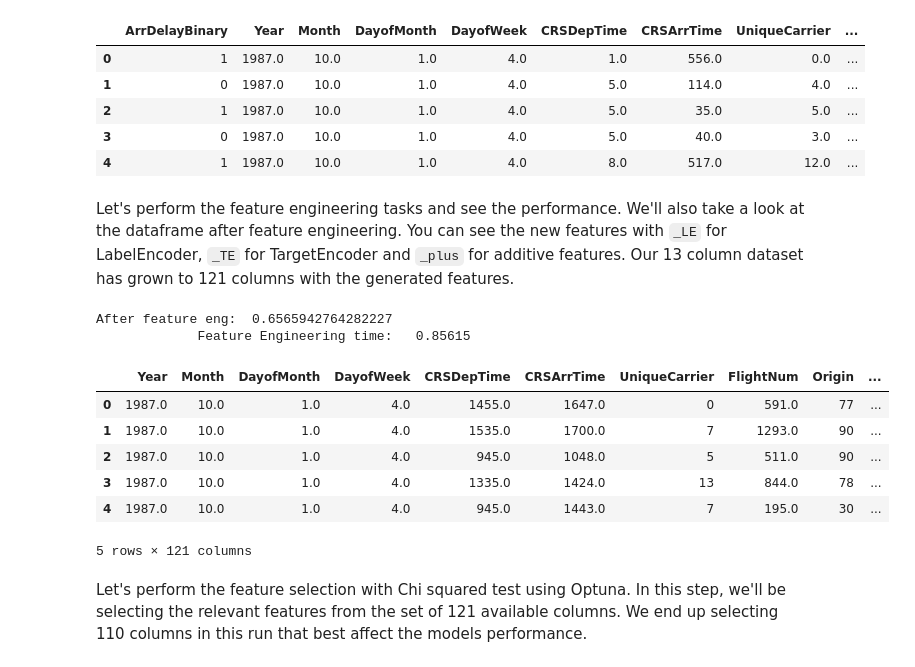
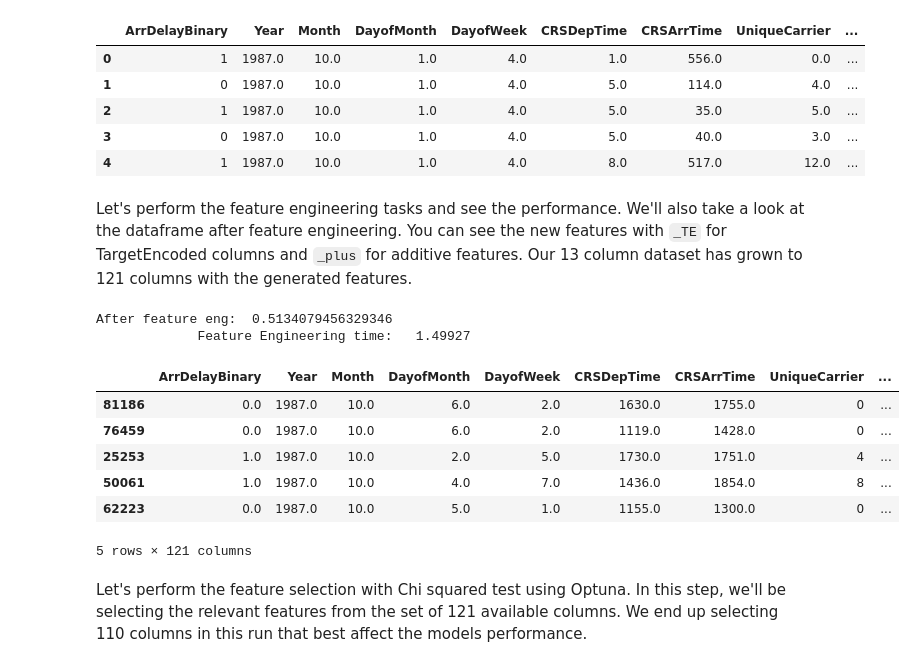
Before and after one commit to rapidsai/cloud-ml-examples, a Jupyter notebook: optuna/notebooks/jupytercon_demo/RAPIDS_xfeat_Optuna-GPU.ipynb, the cells around one changed output. Drawn from its saved outputs; the diff is of its cells as text; code cells hidden in the pictures.

Commit message:
Having one split function

```diff
--- a/optuna/notebooks/jupytercon_demo/RAPIDS_xfeat_Optuna-GPU.ipynb
+++ b/optuna/notebooks/jupytercon_demo/RAPIDS_xfeat_Optuna-GPU.ipynb
@@ -393,10 +382,8 @@ def feature_selection(df, experiment_name):
 
 Change the `INPUT_FILE` to correspond to the path in your local system and select the number of rows and trials to run the experiment for.
 # %%
-INPUT_FILE = "/home/data/airline_data/airline_small.parquet"
-
-N_ROWS = 10000  # Number of rows to use for this experiment run
-N_TRIALS = 50 # Number of trials for the HPO study
+N_ROWS = 100000  # Number of rows to use for this experiment run
+N_TRIALS = 20 # Number of trials for the HPO study
 
 TARGET_COL = "ArrDelayBinary"
 CAT_COLS = ["Dest", "Origin", "UniqueCarrier"]
@@ -415,7 +402,10 @@ start_time = time.time()
 df_ = cudf.read_parquet(INPUT_FILE)[:N_ROWS]
 # Can't handle nagative values, yet
 df_ = df_.drop(["ActualElapsedTime"], axis=1)
-print("Default performance: ", train_and_eval(df_))
+df_train, df_test = train_test_split(df_,
+                                     random_state=np.random.seed(172),
+                                     shuffle=True)
+print("Default performance: ", train_and_eval(df_train, df_test))
 
 df_.head()
 # %% [output]
@@ -427,29 +417,30 @@ Default performance:  0.5
 | 3 | 0 | 1987.0 | 10.0 | 1.0 | 4.0 | 5.0 | 40.0 | 3.0 | ... |
 | 4 | 1 | 1987.0 | 10.0 | 1.0 | 4.0 | 8.0 | 517.0 | 12.0 | ... |
 # %% [markdown]
-Let's perform the feature engineering tasks and see the performance. We'll also take a look at the dataframe after feature engineering. You can see the new features with `_LE` for LabelEncoder, `_TE` for TargetEncoder and `_plus` for additive features. Our 13 column dataset has grown to 121 columns with the generated features.
+Let's perform the feature engineering tasks and see the performance. We'll also take a look at the dataframe after feature engineering. You can see the new features with `_TE` for TargetEncoded columns and `_plus` for additive features. Our 13 column dataset has grown to 121 columns with the generated features.
 # %%
 # We cast to objects for categorical  and target encoding
 # Can't pass categorical directly to LR
 for col in CAT_COLS:
     df_[col] = df_[col].astype("object")
 
 with timed("Feature Engineering"):
-    df_feature_eng = feature_engineering(df_)
-    df_feature_eng[TARGET_COL] = df_feature_eng[TARGET_COL].astype('float64')
-    score = train_and_eval(df_feature_eng)
+    df_feature_eng_train, df_feature_eng_test = feature_engineering(df_train, df_test)
+    df_feature_eng_train[TARGET_COL] = df_feature_eng_train[TARGET_COL].astype('float64')
+    df_feature_eng_test[TARGET_COL] = df_feature_eng_test[TARGET_COL].astype('float64')
+    score = train_and_eval(df_feature_eng_train, df_feature_eng_test)
     print("After feature eng: ", score)
 
-df_feature_eng.head()
+df_feature_eng_train.head()
 # %% [output]
-After feature eng:  0.6565942764282227
-             Feature Engineering time:   0.85615
+After feature eng:  0.5134079456329346
+             Feature Engineering time:   1.49927
-|  | Year | Month | DayofMonth | DayofWeek | CRSDepTime | CRSArrTime | UniqueCarrier | FlightNum | Origin | ... |
-| 0 | 1987.0 | 10.0 | 1.0 | 4.0 | 1455.0 | 1647.0 | 0 | 591.0 | 77 | ... |
-| 1 | 1987.0 | 10.0 | 1.0 | 4.0 | 1535.0 | 1700.0 | 7 | 1293.0 | 90 | ... |
-| 2 | 1987.0 | 10.0 | 1.0 | 4.0 | 945.0 | 1048.0 | 5 | 511.0 | 90 | ... |
-| 3 | 1987.0 | 10.0 | 1.0 | 4.0 | 1335.0 | 1424.0 | 13 | 844.0 | 78 | ... |
-| 4 | 1987.0 | 10.0 | 1.0 | 4.0 | 945.0 | 1443.0 | 7 | 195.0 | 30 | ... |
+|  | ArrDelayBinary | Year | Month | DayofMonth | DayofWeek | CRSDepTime | CRSArrTime | UniqueCarrier | ... |
+| 81186 | 0.0 | 1987.0 | 10.0 | 6.0 | 2.0 | 1630.0 | 1755.0 | 0 | ... |
+| 76459 | 0.0 | 1987.0 | 10.0 | 6.0 | 2.0 | 1119.0 | 1428.0 | 0 | ... |
+| 25253 | 1.0 | 1987.0 | 10.0 | 2.0 | 5.0 | 1730.0 | 1751.0 | 4 | ... |
+| 50061 | 1.0 | 1987.0 | 10.0 | 4.0 | 7.0 | 1436.0 | 1854.0 | 8 | ... |
+| 62223 | 0.0 | 1987.0 | 10.0 | 5.0 | 1.0 | 1155.0 | 1300.0 | 0 | ... |
 5 rows × 121 columns
 # %% [markdown]
 Let's perform the feature selection with Chi squared test using Optuna. In this step, we'll be selecting the relevant features from the set of 121 available columns. We end up selecting 110 columns in this run that best affect the models performance.
```
Also changed, not shown: parts of 17 cells of this notebook.
